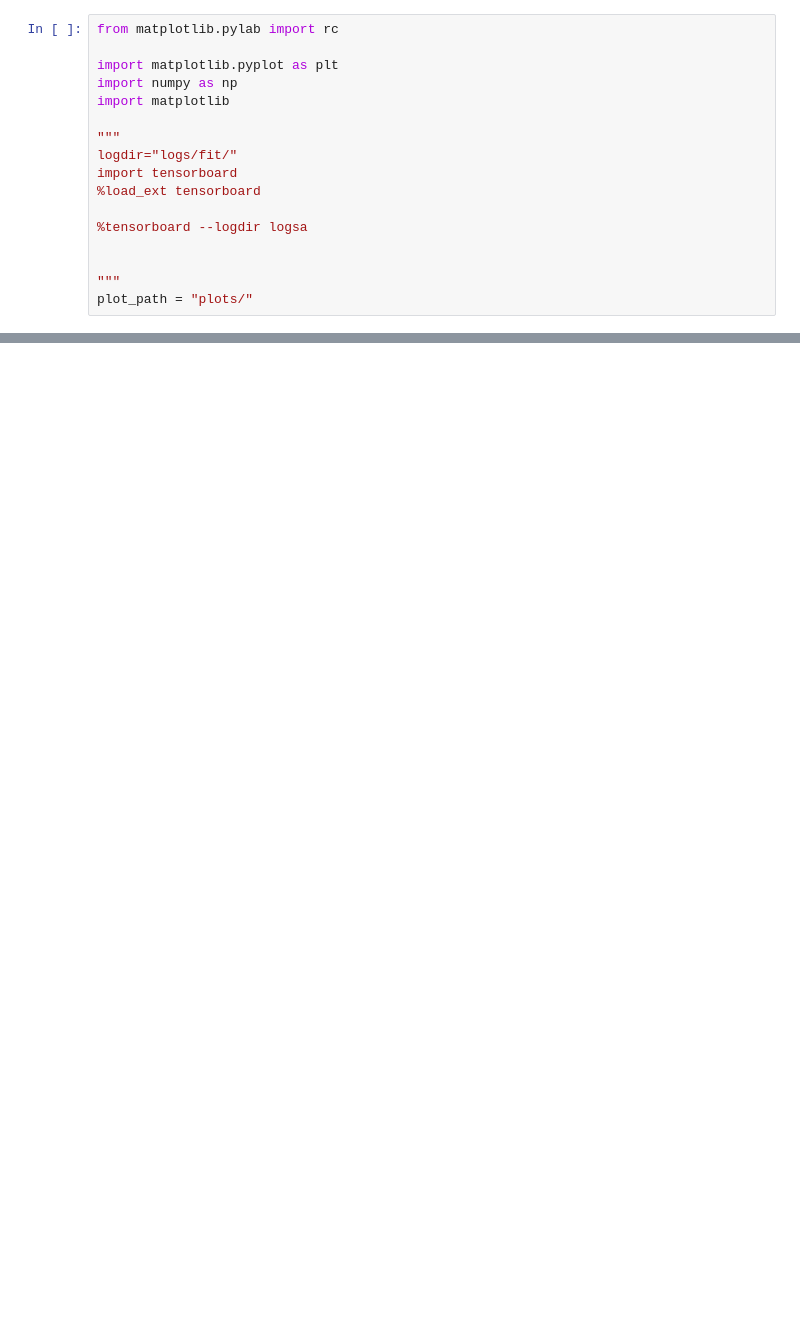
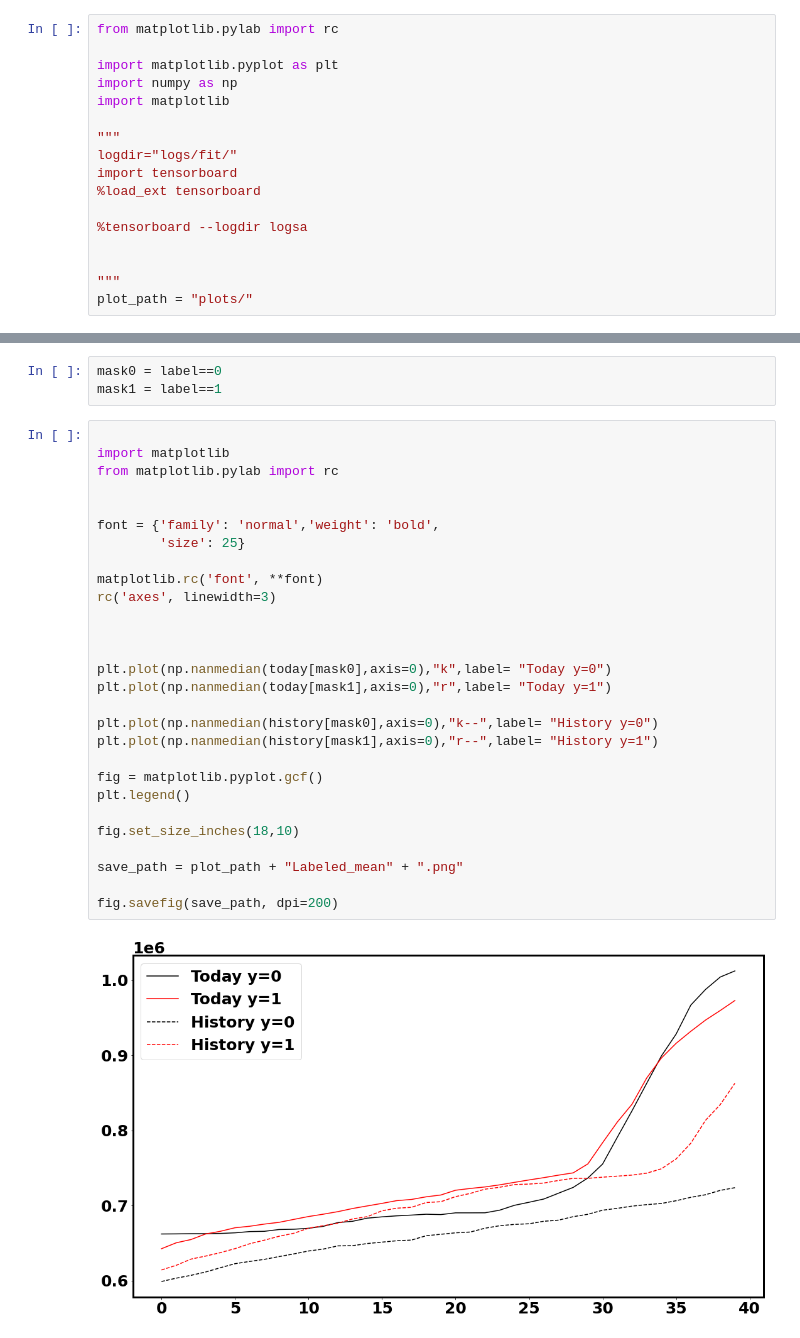
Before and after one commit to peraktong/Passion, a Jupyter notebook: plots.ipynb, the cells around one changed output, grey strips where cells are left out. Saved outputs shown, nothing was run; the diff lists cells and outputs as text; blank space fills up the shorter version.

```diff
--- a/plots.ipynb
+++ b/plots.ipynb
@@ -54,0 +77,33 @@ fig.savefig(save_path, dpi=150)
+# %%
+mask0 = label==0
+mask1 = label==1
+# %%
+
+import matplotlib
+from matplotlib.pylab import rc
+
+
+font = {'family': 'normal','weight': 'bold',
+        'size': 25}
+
+matplotlib.rc('font', **font)
+rc('axes', linewidth=3)
+
+
+
+plt.plot(np.nanmedian(today[mask0],axis=0),"k",label= "Today y=0")
+plt.plot(np.nanmedian(today[mask1],axis=0),"r",label= "Today y=1")
+
+plt.plot(np.nanmedian(history[mask0],axis=0),"k--",label= "History y=0")
+plt.plot(np.nanmedian(history[mask1],axis=0),"r--",label= "History y=1")
+
+fig = matplotlib.pyplot.gcf()
+plt.legend()
+
+fig.set_size_inches(18,10)
+
+save_path = plot_path + "Labeled_mean" + ".png"
+
+fig.savefig(save_path, dpi=200)
+# %% [output]
+[figure, added]
```
Also changed, not shown: parts of 11 cells of this notebook, 6 other files.
